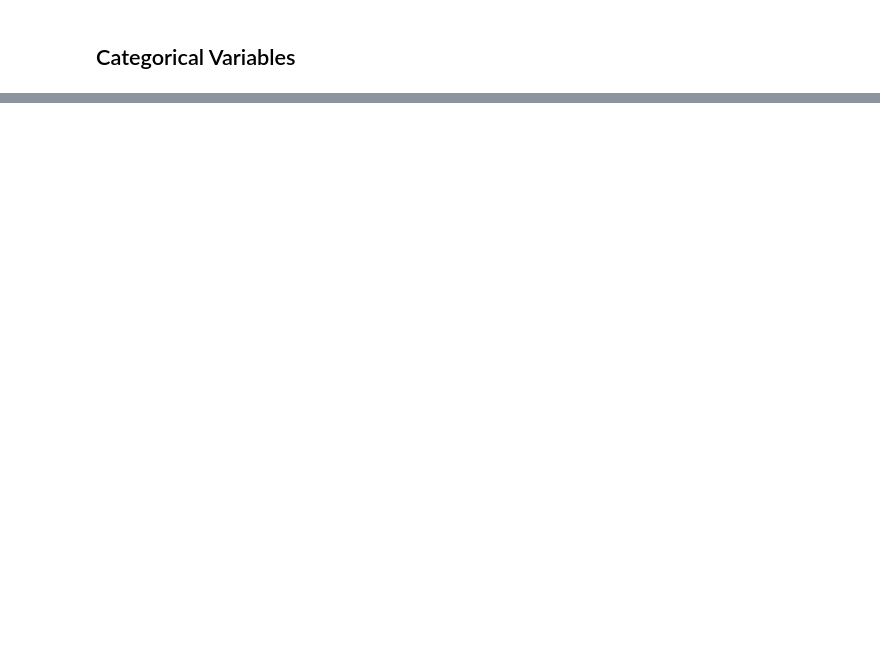
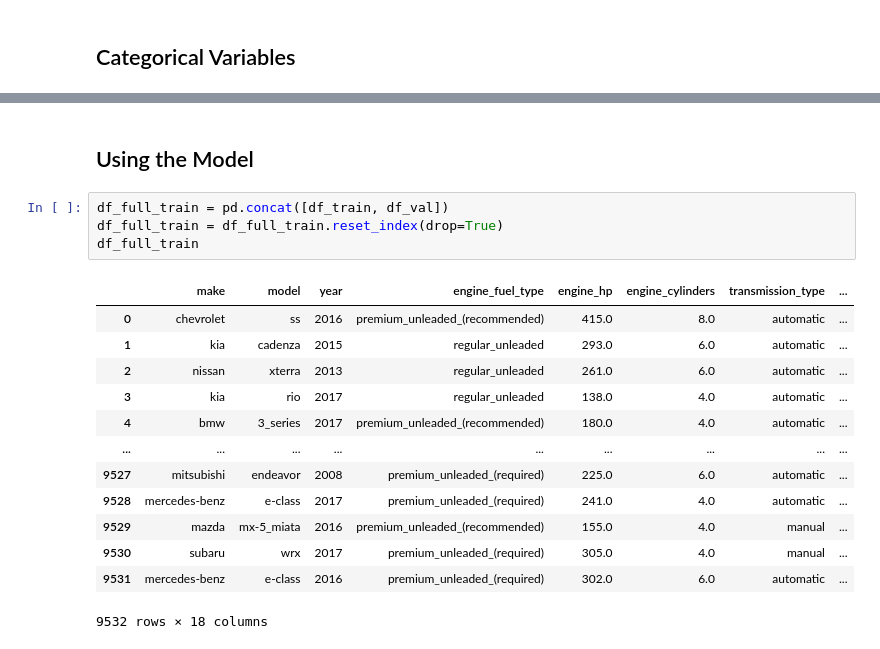
Before and after one commit to FerFilho23/Machine-Learning, a Jupyter notebook: datatalks/module-2/car-price-prediction.ipynb, the cells around one changed output, grey strips where cells are left out. Saved outputs shown, nothing was run; the diff lists cells and outputs as text; blank space fills up the shorter version.

Commit message:
project: Deal with categorial values, regularization, tuning, and using the model

```diff
--- a/datatalks/module-2/car-price-prediction.ipynb
+++ b/datatalks/module-2/car-price-prediction.ipynb
@@ -459,0 +635,20 @@ Name: number_of_doors, Length: 7150, dtype: float64
+# %% [markdown]
+## Using the Model
+# %%
+df_full_train = pd.concat([df_train, df_val])
+df_full_train = df_full_train.reset_index(drop=True)
+df_full_train
+# %% [output]
+|  | make | model | year | engine_fuel_type | engine_hp | engine_cylinders | transmission_type | ... |
+| 0 | chevrolet | ss | 2016 | premium_unleaded_(recommended) | 415.0 | 8.0 | automatic | ... |
+| 1 | kia | cadenza | 2015 | regular_unleaded | 293.0 | 6.0 | automatic | ... |
+| 2 | nissan | xterra | 2013 | regular_unleaded | 261.0 | 6.0 | automatic | ... |
+| 3 | kia | rio | 2017 | regular_unleaded | 138.0 | 4.0 | automatic | ... |
+| 4 | bmw | 3_series | 2017 | premium_unleaded_(recommended) | 180.0 | 4.0 | automatic | ... |
+| ... | ... | ... | ... | ... | ... | ... | ... | ... |
+| 9527 | mitsubishi | endeavor | 2008 | premium_unleaded_(required) | 225.0 | 6.0 | automatic | ... |
+| 9528 | mercedes-benz | e-class | 2017 | premium_unleaded_(required) | 241.0 | 4.0 | automatic | ... |
+| 9529 | mazda | mx-5_miata | 2016 | premium_unleaded_(recommended) | 155.0 | 4.0 | manual | ... |
+| 9530 | subaru | wrx | 2017 | premium_unleaded_(required) | 305.0 | 4.0 | manual | ... |
+| 9531 | mercedes-benz | e-class | 2016 | premium_unleaded_(required) | 302.0 | 6.0 | automatic | ... |
+9532 rows × 18 columns
```
Also changed, not shown: parts of 37 cells of this notebook.
